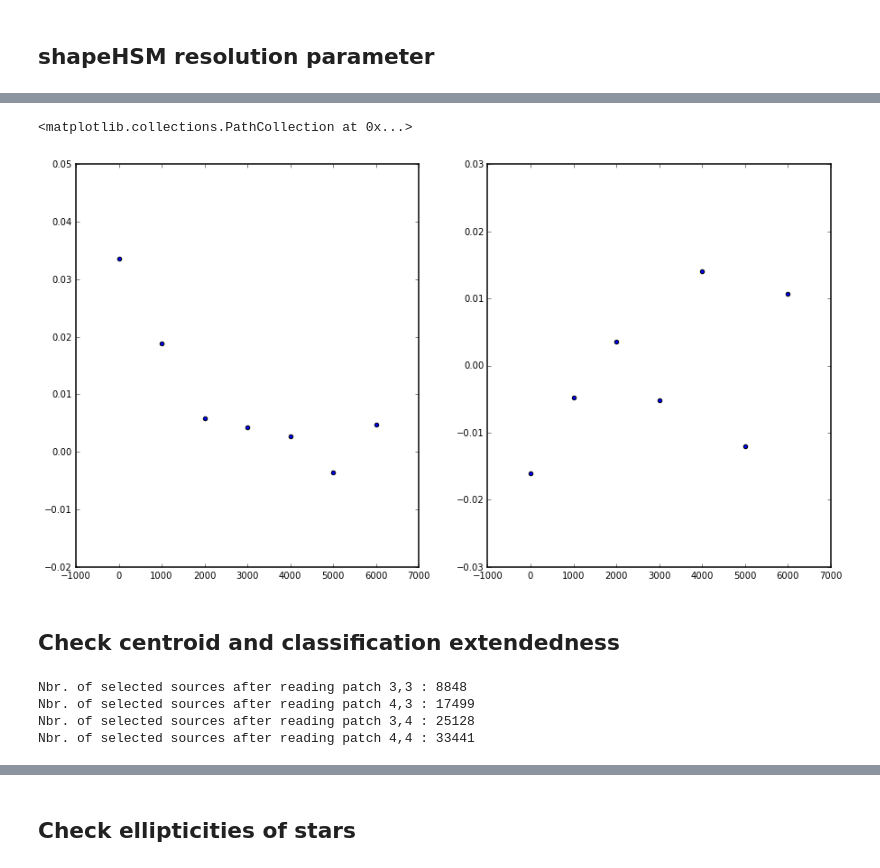
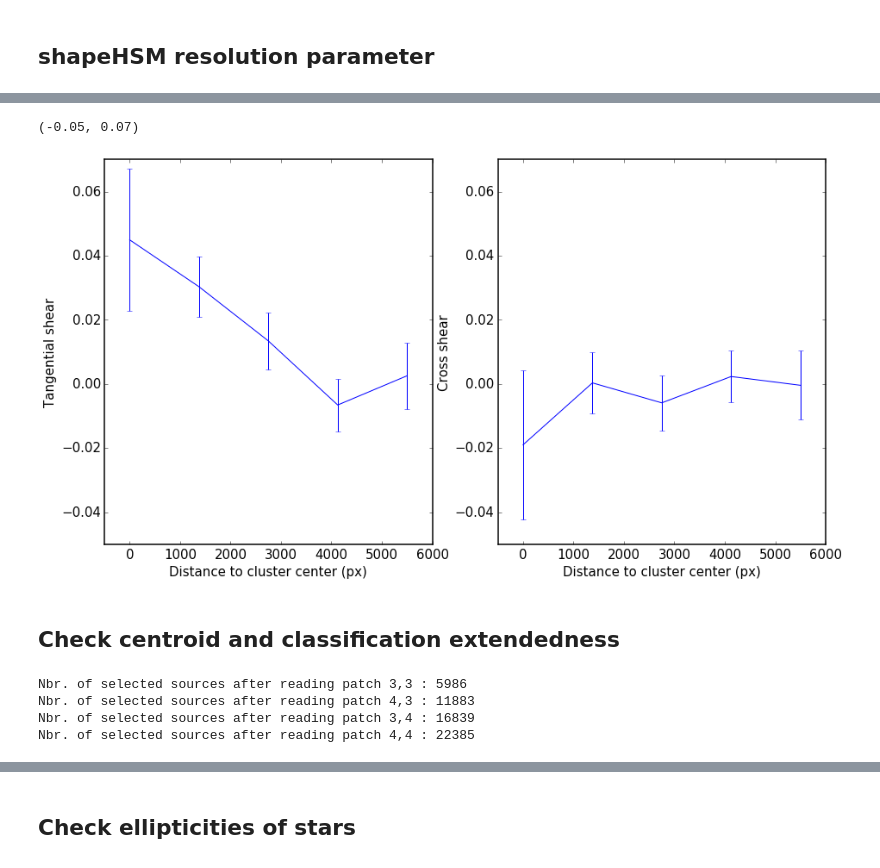
Before and after one commit to lsst-france/LSST_notebooks, a Jupyter notebook: cluster_CL0016.ipynb, the cells around one changed output, grey strips where cells are left out. Drawn from its saved outputs; the diff is of its cells as text; code cells hidden in the pictures.

Commit message:
update cluster analysis notebooks

```diff
--- a/cluster_CL0016.ipynb
+++ b/cluster_CL0016.ipynb
@@ -319,8 +380,8 @@ plt.rcParams['axes.linewidth'] = 1.5 #set the value globally
 #ax0.hist(e1R, bins=100, range=[-5,5])
 #ax1.hist(e2R, bins=100, range=[-5,5])
 
-mod = np.hypot(np.asarray(e1R), np.asarray(e2R))
-tg = np.asarray(e2R)/np.asarray(e1R)
+mod = np.hypot(np.asarray(e1I), np.asarray(e2I))
+tg = np.asarray(e2I)/np.asarray(e1I)
 
 #print np.mean(mod), np.median(mod)
 
@@ -329,8 +390,8 @@ tg = np.asarray(e2R)/np.asarray(e1R)
 #ax1.hist(tg, bins=100, range=[-10,10])
 
 phi = np.arctan2(np.asarray(ySrc)-yClust, np.asarray(xSrc)-xClust)
-gamT = -(np.asarray(e1R)*np.cos(2.0*phi) + np.asarray(e2R)*np.cos(2.0*phi))
-gamC = -np.asarray(e1R)*np.sin(2.0*phi) + np.asarray(e2R)*np.cos(2.0*phi)
+gamT = -(np.asarray(e1I)*np.cos(2.0*phi) + np.asarray(e2I)*np.cos(2.0*phi))
+gamC = -np.asarray(e1I)*np.sin(2.0*phi) + np.asarray(e2I)*np.cos(2.0*phi)
 dist = np.sqrt( (np.asarray(xSrc)-xClust)*(np.asarray(xSrc)-xClust) +
         (np.asarray(ySrc)-yClust)*(np.asarray(ySrc)-yClust) )
 
@@ -339,16 +400,16 @@ indx = np.where((gamT<0.2) & (gamT>-0.2))
 print np.median(gamT[indx]), np.median(gamC)
 
 fig, (ax0, ax1) = plt.subplots(ncols=2, figsize=(18, 10))
-ax0.hist(gamT[indx7], bins=200, range=[-2,2])
-ax1.hist(gamC[indx7], bins=200, range=[-2,2])
+ax0.hist(gamT[indx8], bins=200, range=[-2,2])
+ax1.hist(gamC[indx8], bins=200, range=[-2,2])
 
 fig, (ax0, ax1) = plt.subplots(ncols=2, figsize=(18, 10))
-ax0.hist(gamT[indx7], bins=80, range=[-0.2,0.2])
-ax1.hist(gamC[indx7], bins=80, range=[-0.2,0.2])
+ax0.hist(gamT[indx8], bins=80, range=[-0.2,0.2])
+ax1.hist(gamC[indx8], bins=80, range=[-0.2,0.2])
 
 fig, (ax0, ax1) = plt.subplots(ncols=2, figsize=(15,8))
-ax0.scatter(dist[indx7], gamT[indx7], s=1, color='b')
+ax0.scatter(dist[indx8], gamT[indx8], s=1, color='b')
 ax0.set_ylim([-1.,1.])
-ax1.scatter(dist[indx7], gamC[indx7], s=1, color='b')
+ax1.scatter(dist[indx8], gamC[indx8], s=1, color='b')
 ax1.set_ylim([-1.,1.])
 # %% [output]
@@ -360,28 +421,51 @@ ax1.set_ylim([-1.,1.])
 # %%
 dMin = 0.
-dMax = 6000.
-numStep = 7
+dMax = 5500.
+numStep = 5
 dVal, step = np.linspace(dMin, dMax, num=numStep, retstep=True)
 
 tShear = []
 cShear = []
+tShearE = []
+cShearE = []
 for d in dVal :
     mask1 = np.zeros(dist.shape, dtype='bool')
-    mask1[indx7] = True
+    mask1[indx8] = True
     idd = np.where( (dist > d-step/2) & (dist <= d+step/2) )
     mask2 = np.zeros(dist.shape, dtype='bool')
     mask2[idd] = True
     mask3 = mask1*mask2
     idd2 = np.where(mask3)
-    tShear.append(np.median(gamT[idd2]))
-    cShear.append(np.median(gamC[idd2]))
+    n = len(gamT[idd2])
+    tShear.append(np.mean(gamT[idd2]))
+    cShear.append(np.mean(gamC[idd2]))
+    tShearE.append(np.std(gamT[idd2])/np.sqrt(n))
+    cShearE.append(np.std(gamC[idd2])/np.sqrt(n))
+#    med,nmad = median_stats(gamT[idd2])
+#    tShear.append(med)
+#    tShearE.append(nmad)
+#    med,nmad = median_stats(gamC[idd2])
+#    cShear.append(med)
+#    cShearE.append(nmad)
 
 fig, (ax0, ax1) = plt.subplots(ncols=2, figsize=(15, 8))
-ax0.scatter(dVal,tShear)
-ax1.scatter(dVal,cShear)
+#ax0.scatter(dVal,tShear)
+#ax1.scatter(dVal,cShear)
+ax0.errorbar(dVal,tShear,yerr=tShearE)
+ax1.errorbar(dVal,cShear,yerr=cShearE)
+ax0.tick_params(labelsize=15)
+ax0.set_xlabel("Distance to cluster center (px)",fontsize=15)
+ax0.set_ylabel("Tangential shear",fontsize=15)
+ax0.set_xlim(-500, 6000)
+ax0.set_ylim(-0.05, 0.07)
+ax1.tick_params(labelsize=15)
+ax1.set_xlabel("Distance to cluster center (px)",fontsize=15)
+ax1.set_ylabel("Cross shear",fontsize=15)
+ax1.set_xlim(-500, 6000)
+ax1.set_ylim(-0.05, 0.07)
 # %% [output]
-<matplotlib.collections.PathCollection at 0x...>
+(-0.05, 0.07)
-[figure, old version]
+[figure, new version]
 # %% [markdown]
 ## Check centroid and classification extendedness
 # %%
@@ -466,7 +550,7 @@ for i, patch in enumerate(patchList) :
         if flux_i <= 0. :
             continue
         fluxS_i = meas_i[i].get(fluxSigmaKey)
-        if flux_i/fluxS_i < 5. :
+        if flux_i/fluxS_i < 10. :
             continue
         mag_i = calib_i.getMagnitude(flux_i)
 
@@ -492,10 +576,10 @@ for i, patch in enumerate(patchList) :
 
     print "Nbr. of selected sources after reading patch %s : %d"%(patch, len(magI))
 # %% [output]
-Nbr. of selected sources after reading patch 3,3 : 8848
-Nbr. of selected sources after reading patch 4,3 : 17499
-Nbr. of selected sources after reading patch 3,4 : 25128
-Nbr. of selected sources after reading patch 4,4 : 33441
+Nbr. of selected sources after reading patch 3,3 : 5986
+Nbr. of selected sources after reading patch 4,3 : 11883
+Nbr. of selected sources after reading patch 3,4 : 16839
+Nbr. of selected sources after reading patch 4,4 : 22385
 # %%
 %matplotlib inline
 import matplotlib
```
Also changed, not shown: parts of 11 cells of this notebook.
